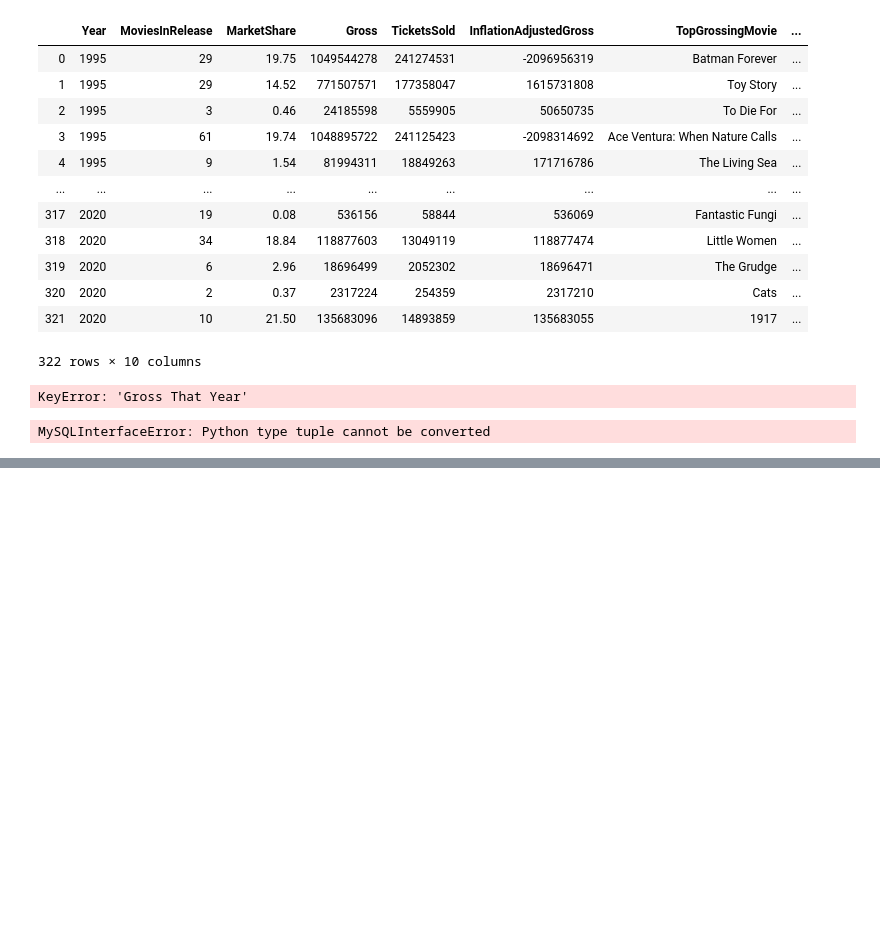
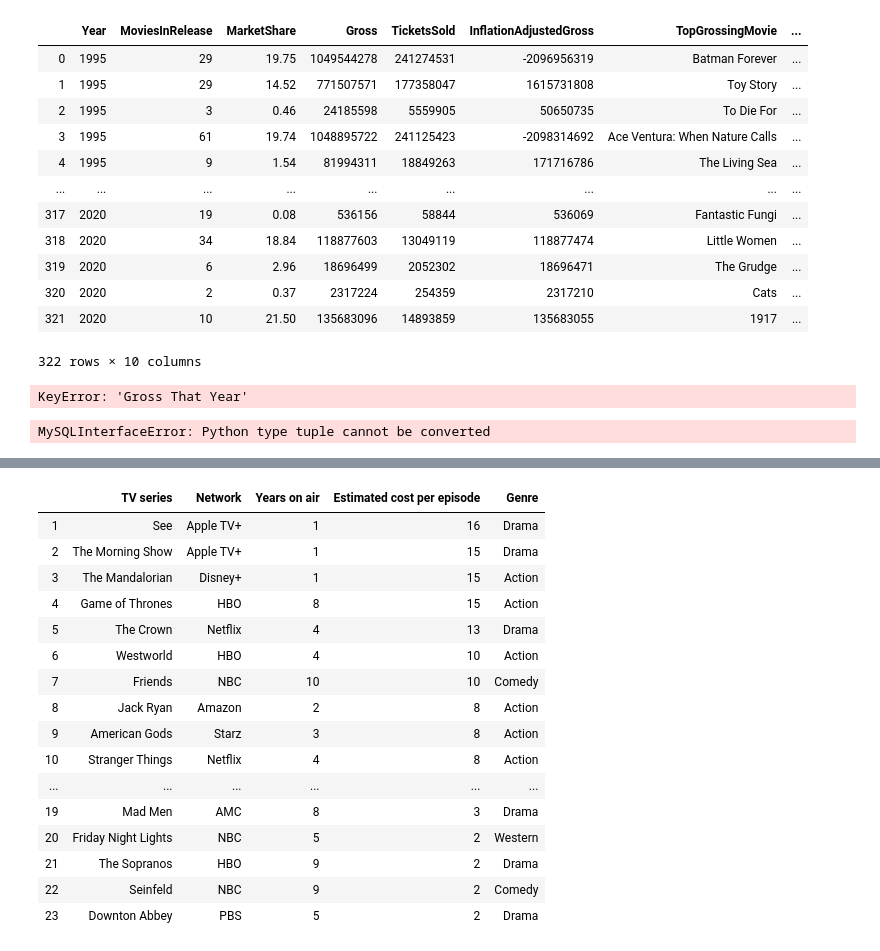
Before and after one commit to trevohearn/SailajaAndTrevor, a Jupyter notebook: MultiFrameToDatabase.ipynb, the cells around one changed output, grey strips where cells are left out. Drawn from its saved outputs; the diff is of its cells as text; code cells hidden in the pictures; blank space fills up the shorter version.

```diff
--- a/MultiFrameToDatabase.ipynb
+++ b/MultiFrameToDatabase.ipynb
@@ -372,0 +491,20 @@ MySQLInterfaceError: Python type tuple cannot be converted
+# %%
+df_table
+# %% [output]
+|  | TV series | Network | Years on air | Estimated cost per episode | Genre |
+| 1 | See | Apple TV+ | 1 | 16 | Drama |
+| 2 | The Morning Show | Apple TV+ | 1 | 15 | Drama |
+| 3 | The Mandalorian | Disney+ | 1 | 15 | Action |
+| 4 | Game of Thrones | HBO | 8 | 15 | Action |
+| 5 | The Crown | Netflix | 4 | 13 | Drama |
+| 6 | Westworld | HBO | 4 | 10 | Action |
+| 7 | Friends | NBC | 10 | 10 | Comedy |
+| 8 | Jack Ryan | Amazon | 2 | 8 | Action |
+| 9 | American Gods | Starz | 3 | 8 | Action |
+| 10 | Stranger Things | Netflix | 4 | 8 | Action |
+| ... | ... | ... | ... | ... | ... |
+| 19 | Mad Men | AMC | 8 | 3 | Drama |
+| 20 | Friday Night Lights | NBC | 5 | 2 | Western |
+| 21 | The Sopranos | HBO | 9 | 2 | Drama |
+| 22 | Seinfeld | NBC | 9 | 2 | Comedy |
+| 23 | Downton Abbey | PBS | 5 | 2 | Drama |
```
Also changed, not shown: parts of 8 cells of this notebook, 1 other file.
